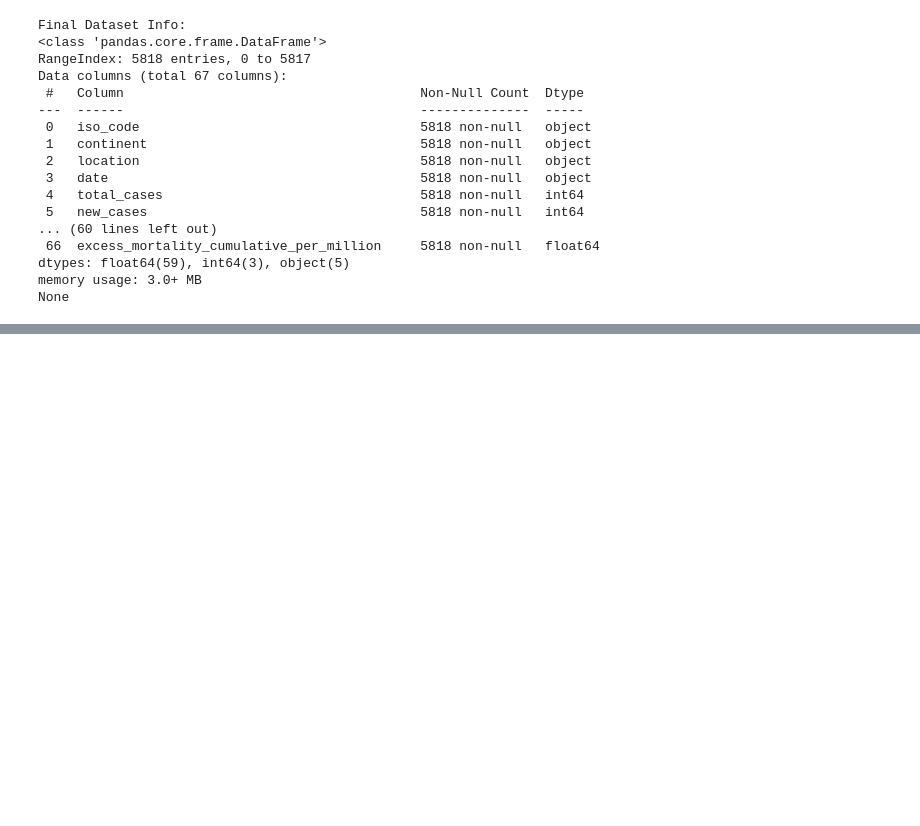
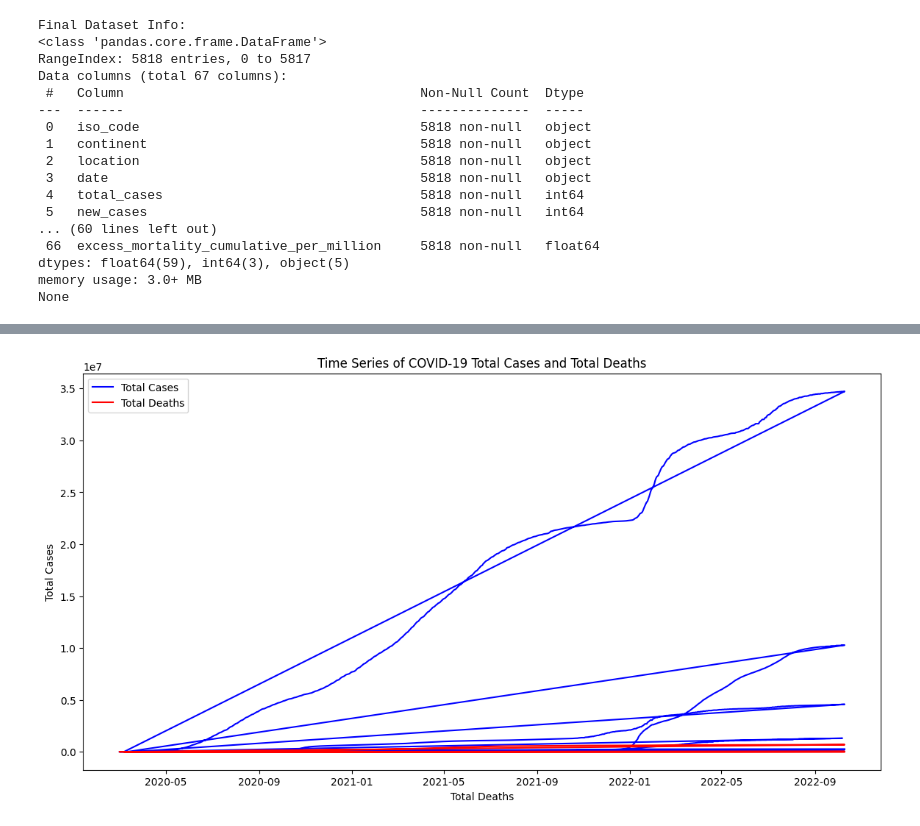
Before and after one commit to PRANTIKCHAKRABORTY/EDA, a Jupyter notebook: 21BCE0003.ipynb, the cells around one changed output, grey strips where cells are left out. Cells and saved outputs as stored; diff of their text form; code cells hidden in the pictures; blank space fills up the shorter version.

```diff
--- a/21BCE0003.ipynb
+++ b/21BCE0003.ipynb
@@ -148,0 +268,14 @@ None
+# %%
+# Plotting the time series for Total Cases and Total Deaths
+plt.figure(figsize=(14, 7))
+plt.plot(df['total_cases'], label='Total Cases', color='blue')
+plt.plot(df['total_deaths'], label='Total Deaths', color='red')
+
+plt.xlabel('Total Deaths')
+plt.ylabel('Total Cases')
+plt.title('Time Series of COVID-19 Total Cases and Total Deaths')
+plt.legend()
+
+plt.show()
+# %% [output]
+[figure, added]
```
Also changed, not shown: parts of 87 cells of this notebook.
